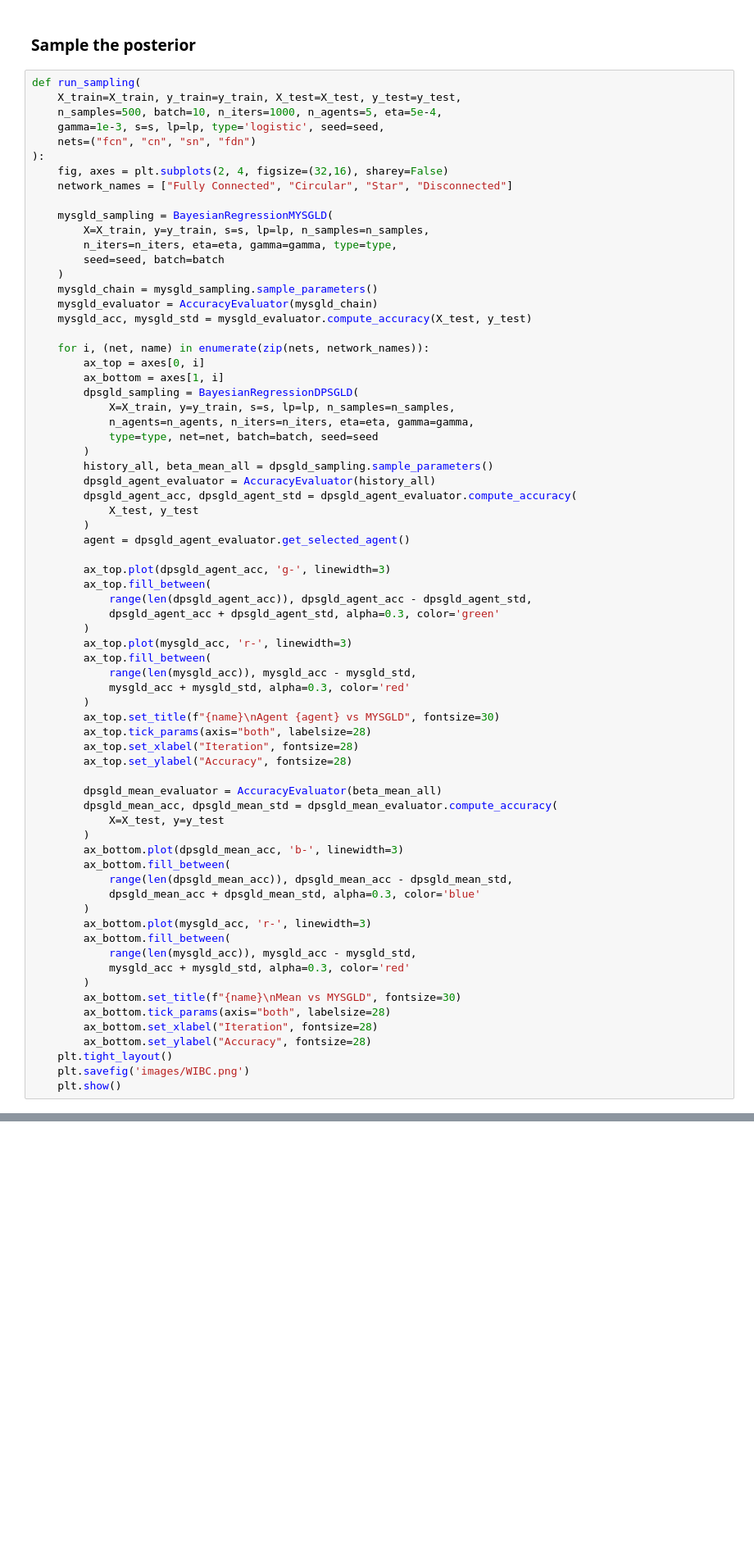
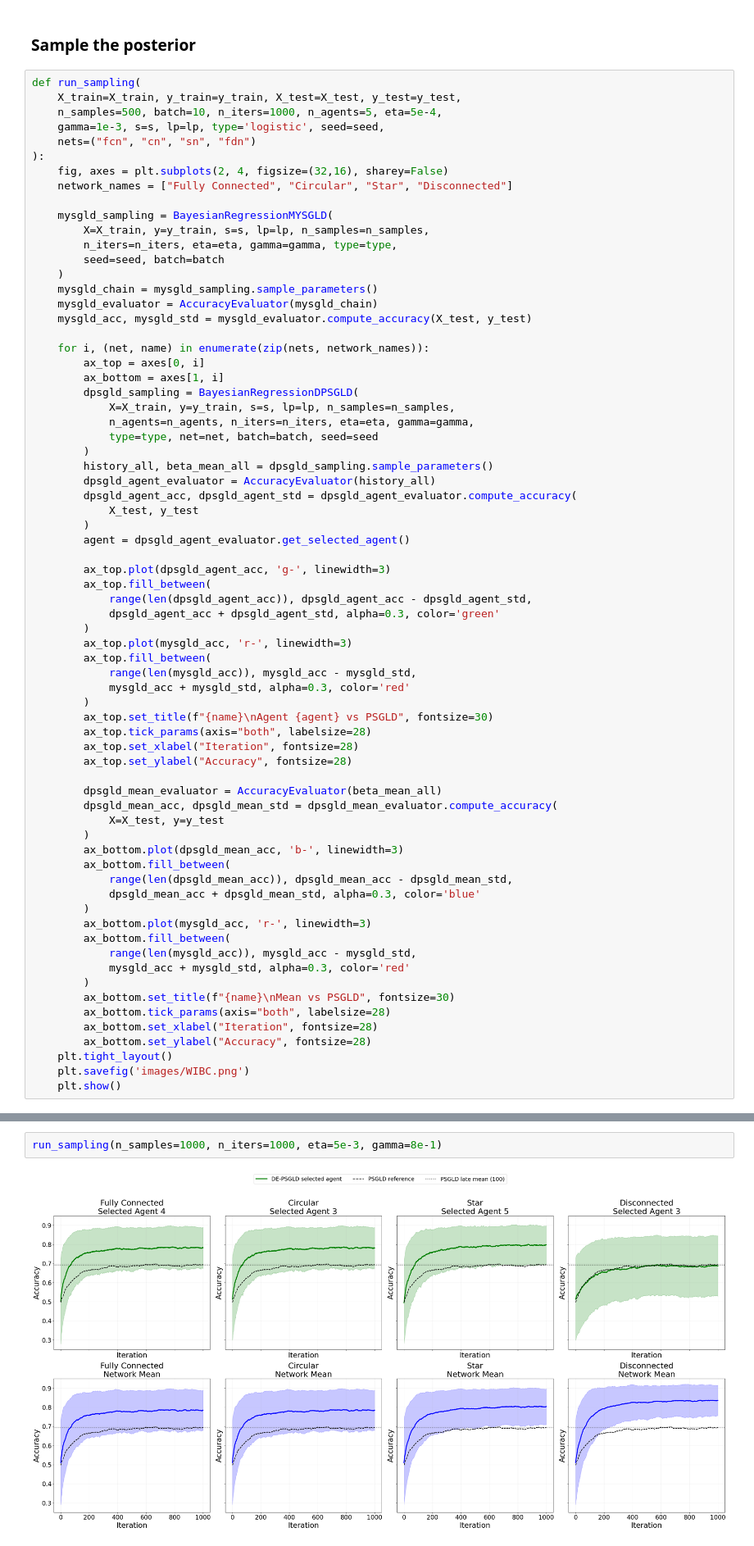
Before and after one commit to rispace/Decentralized-proximal-SGLD, a Jupyter notebook: experiments/WisconsinBCclassificationSampling.ipynb, the cells around one changed output, grey strips where cells are left out. Shown at 82% size. Cells and saved outputs as stored; diff of their text form; blank space fills up the shorter version.

```diff
--- a/experiments/WisconsinBCclassificationSampling.ipynb
+++ b/experiments/WisconsinBCclassificationSampling.ipynb
@@ -98,7 +98,7 @@ def run_sampling(
             range(len(mysgld_acc)), mysgld_acc - mysgld_std,
             mysgld_acc + mysgld_std, alpha=0.3, color='red'
         )
-        ax_top.set_title(f"{name}\nAgent {agent} vs MYSGLD", fontsize=30)
+        ax_top.set_title(f"{name}\nAgent {agent} vs PSGLD", fontsize=30)
         ax_top.tick_params(axis="both", labelsize=28)
         ax_top.set_xlabel("Iteration", fontsize=28)
         ax_top.set_ylabel("Accuracy", fontsize=28)
@@ -117,7 +117,7 @@ def run_sampling(
             range(len(mysgld_acc)), mysgld_acc - mysgld_std,
             mysgld_acc + mysgld_std, alpha=0.3, color='red'
         )
-        ax_bottom.set_title(f"{name}\nMean vs MYSGLD", fontsize=30)
+        ax_bottom.set_title(f"{name}\nMean vs PSGLD", fontsize=30)
         ax_bottom.tick_params(axis="both", labelsize=28)
         ax_bottom.set_xlabel("Iteration", fontsize=28)
         ax_bottom.set_ylabel("Accuracy", fontsize=28)
@@ -130,0 +274,4 @@ run_sampling(n_samples=1000, n_iters=1000, eta=5e-3, gamma=8e-1)
+# %%
+run_sampling(n_samples=1000, n_iters=1000, eta=5e-3, gamma=8e-1)
+# %% [output]
+[figure, added]
```
Also changed, not shown: parts of 3 cells of this notebook, 5 other files.
